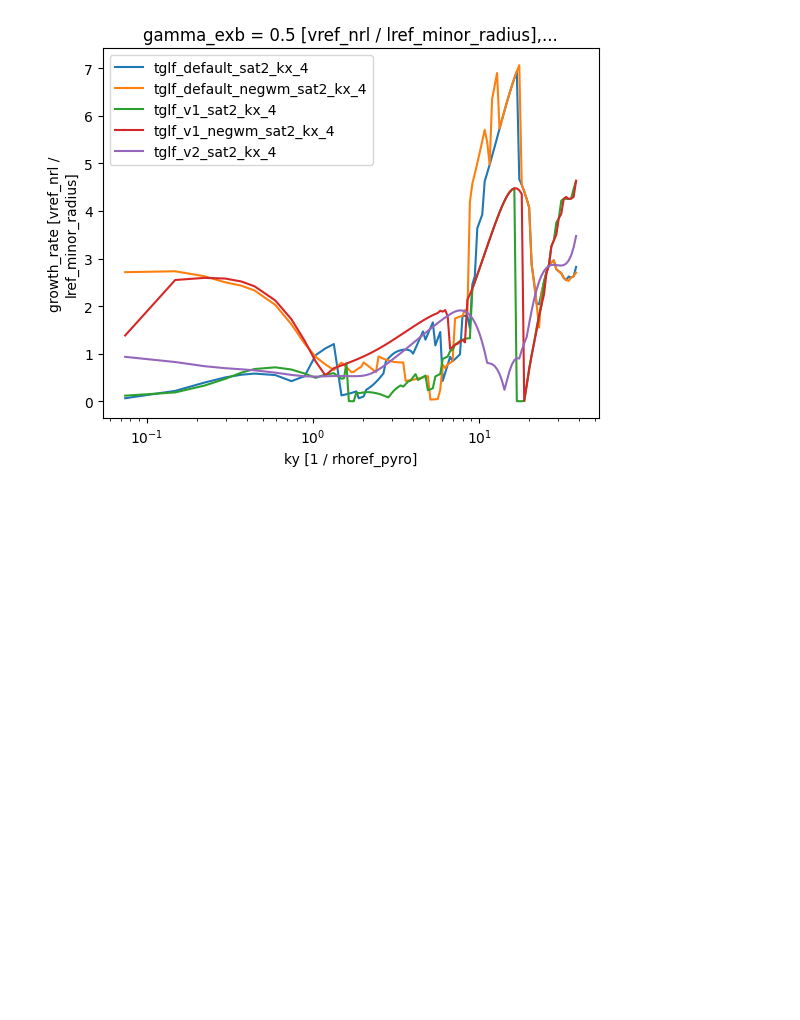
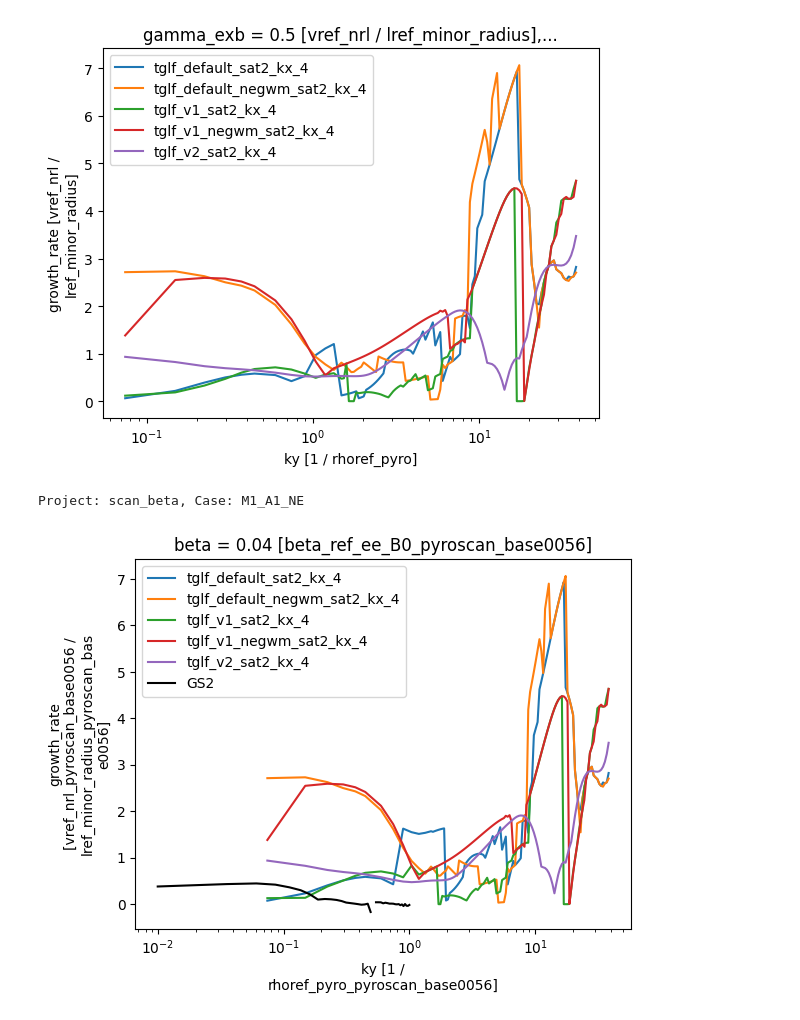
Before and after one commit to FelixWattsYork/EPS_2026_Analysis, a Jupyter notebook: Python_Scripts/Nonlinaer_Plotting.ipynb, the cells around one changed output. Saved outputs shown, nothing was run; the diff lists cells and outputs as text; code cells hidden in the pictures; blank space fills up the shorter version.

```diff
--- a/Python_Scripts/Nonlinaer_Plotting.ipynb
+++ b/Python_Scripts/Nonlinaer_Plotting.ipynb
@@ -223,3 +269,55 @@ plt.legend()
 plt.xscale("log")
 # %% [output]
 [figure]
+# %%
+cases = ["M1_A1_NE"]
+projects = ["scan_beta"]
+gs2_project_dict ={}
+for project in projects:
+    case_dict = {}
+    for case in cases:
+        print(f"Project: {project}, Case: {case}")
+        json_path = Path(GYRO_DIR / Path(f"GS2/Runs/{project}/{case}/parameter_scan_GS2/pyroscan.json"))
+        net_cdf_path = Path(GYRO_DIR / Path(f"GS2/Runs/{project}/{case}/parameter_scan_GS2/pyroscan.nc"))
+        try:
+            gs2_pyoscan = PyroScan(pyroscan_json=json_path, load_base_pyro=True)
+            try:
+                gs2_pyoscan.load_gk_output(netcdf_file=net_cdf_path)
+                case_dict[case] = gs2_pyoscan
+            except Exception as e:
+                print(f"Error loading gk output for {project}/{case}: {e}")
+                try:
+                    gs2_pyoscan.load_gk_output()
+                    gs2_pyoscan.gk_output.to_netcdf(net_cdf_path)
+                    case_dict[case] = gs2_pyoscan
+                except Exception as e:
+                    print(f"Error loading gk output without netcdf for {project}/{case}: {e}")
+        except Exception as e:
+            print(f"Error loading pyroscan for {project}/{case}: {e}")
+            continue
+    gs2_project_dict[project] = case_dict
+# %% [output]
+Project: scan_beta, Case: M1_A1_NE
+# %%
+from matplotlib import pyplot as plt
+# Plot Q scan
+project = "nl_exb_scan"
+case = "M1_A1"
+reference_beta = 0.036
+
+tglf_versions_to_plot = ["tglf_default","tglf_default_negwm","tglf_v1","tglf_v1_negwm","tglf_v2"]
+tglf_sat_rules_to_plot = ["sat2"]
+tglf_grid_models_to_plot = [4]
+
+
+for tglf in tglf_versions_to_plot:
+    for sat_rule in tglf_sat_rules_to_plot:
+        for grid_model in tglf_grid_models_to_plot:
+            tglf_heat = tglf_project_dict[project][case][tglf][sat_rule][grid_model].gk_output["growth_rate"].isel(gamma_exb=10).isel(mode=0).plot(label=f"{tglf}_{sat_rule}_kx_{grid_model}")
+
+gs2_project_dict["scan_beta"]["M1_A1_NE"].gk_output["growth_rate"].sel(beta=reference_beta,method="nearest").plot(label="GS2", color="black")
+
+plt.legend()
+plt.xscale("log")
+# %% [output]
+[figure, added]
```
Also changed, not shown: parts of 7 cells of this notebook, 1 other file.
